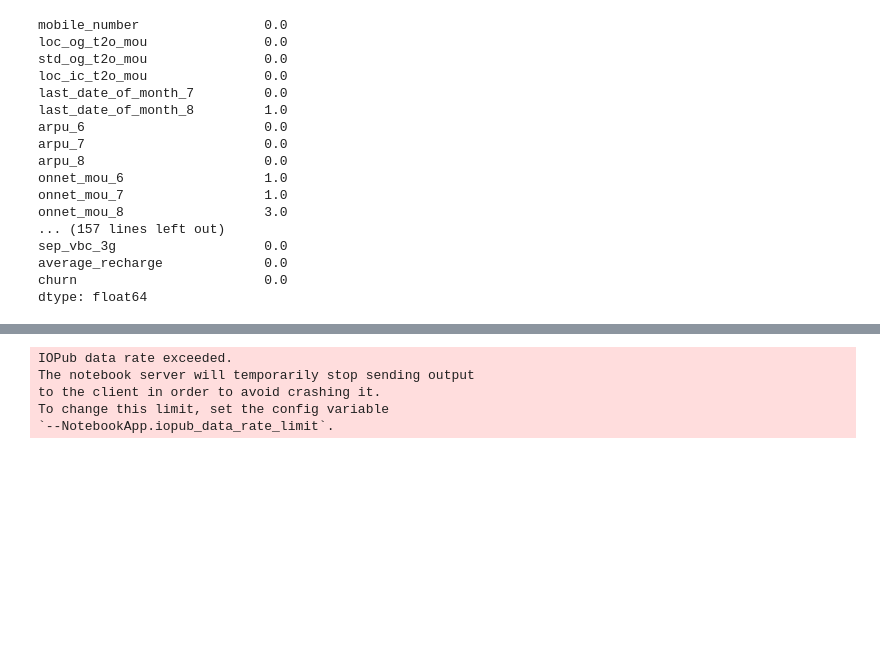
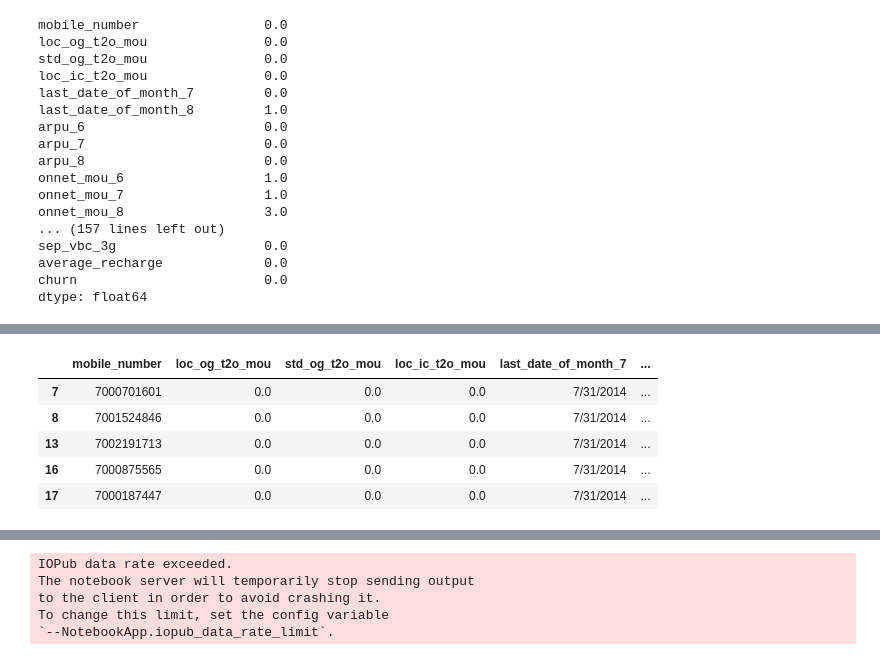
Before and after one commit to gettingtoknowdata/predict-churn, a Jupyter notebook: Telecom_churn_case_study.ipynb, the cells around one changed output, grey strips where cells are left out. Drawn from its saved outputs; the diff is of its cells as text; code cells hidden in the pictures; blank space fills up the shorter version.

Commit message:
data cleaning

```diff
--- a/Telecom_churn_case_study.ipynb
+++ b/Telecom_churn_case_study.ipynb
@@ -156,0 +171,9 @@ missing_columns = df_clean1.columns[100*(df_clean1.isnull().sum()/len(df_clean1.
+# %%
+df_clean1[df_clean1.total_rech_data_6.isnull()].head()
+# %% [output]
+|  | mobile_number | loc_og_t2o_mou | std_og_t2o_mou | loc_ic_t2o_mou | last_date_of_month_7 | ... |
+| 7 | 7000701601 | 0.0 | 0.0 | 0.0 | 7/31/2014 | ... |
+| 8 | 7001524846 | 0.0 | 0.0 | 0.0 | 7/31/2014 | ... |
+| 13 | 7002191713 | 0.0 | 0.0 | 0.0 | 7/31/2014 | ... |
+| 16 | 7000875565 | 0.0 | 0.0 | 0.0 | 7/31/2014 | ... |
+| 17 | 7000187447 | 0.0 | 0.0 | 0.0 | 7/31/2014 | ... |
```
Also changed, not shown: parts of 23 cells of this notebook.
